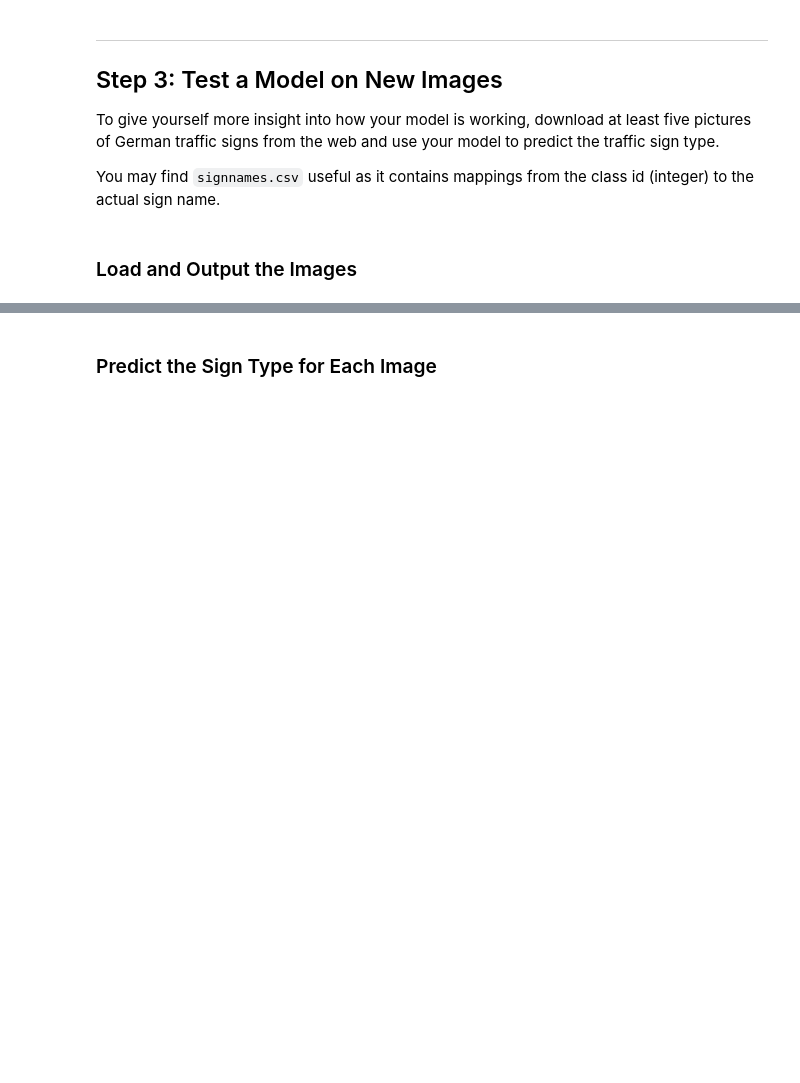
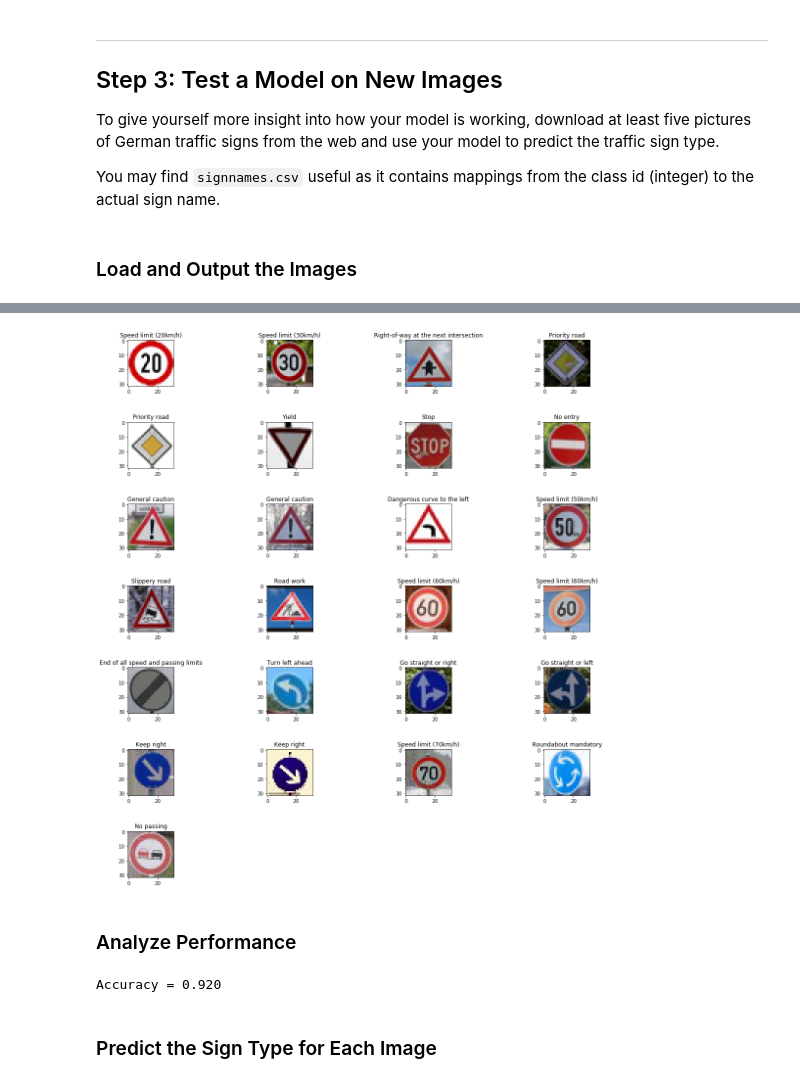
Before and after one commit to andrewazmy/CarND-T1-P2-Traffic-Sign-Classifier, a Jupyter notebook: Traffic_Sign_Classifier.ipynb, the cells around one changed output, grey strips where cells are left out. Saved outputs shown, nothing was run; the diff lists cells and outputs as text; code cells hidden in the pictures; blank space fills up the shorter version.

```diff
--- a/Traffic_Sign_Classifier.ipynb
+++ b/Traffic_Sign_Classifier.ipynb
@@ -440,11 +427,6 @@ for i in range((len(img_list))):
     images.append(img)
     str1 = img_list[i]
     str1 = int(str1.split('-')[0])
-#     str1 = int(str1.split('.')[0])
     labels.append(str1)
-    plt.figure(i)
-    plt.imshow(img, cmap='gray')
 images = np.asarray(images)
 labels = np.asarray(labels)
-print(images[0].shape)
-print(labels)
@@ -467,3 +433,37 @@ print(labels)
+# %%
+%matplotlib inline
+fig = plt.figure(figsize=(16,16), tight_layout={'h_pad':4})
+for i in range(len(images)):
+    img = images[i]
+    ax = fig.add_subplot(7,4,i+1)
+    ax.imshow(img, interpolation='none')
+    ax.set_title(label_dict[labels[i]])
+
+plt.show()
+# %% [output]
+[figure, added]
+# %% [markdown]
+### Analyze Performance
+# %%
+### Calculate the accuracy for these 5 new images.
+### For example, if the model predicted 1 out of 5 signs correctly, it's 20% accurate on these new images.
+
+import csv
+
+norm = (images - images.mean()) / images.mean()
+
+softmax = tf.nn.softmax(logits)
+top_k = tf.nn.top_k(softmax, k=5)
+
+with tf.Session() as sess:
+    saver.restore(sess, tf.train.latest_checkpoint('.'))
+    test_accuracy = evaluate(norm, labels)
+    softmax_out = sess.run(softmax, feed_dict={x: norm, keep_prob: 1.0})
+    top_k_out = sess.run(top_k, feed_dict={x: norm, keep_prob: 1.0})
+
+print("Accuracy = {:.3f}".format(test_accuracy))
+# %% [output]
+Accuracy = 0.920
 # %% [markdown]
 ### Predict the Sign Type for Each Image
 # %%
```
Also changed, not shown: parts of 14 cells of this notebook, 36 other files.
